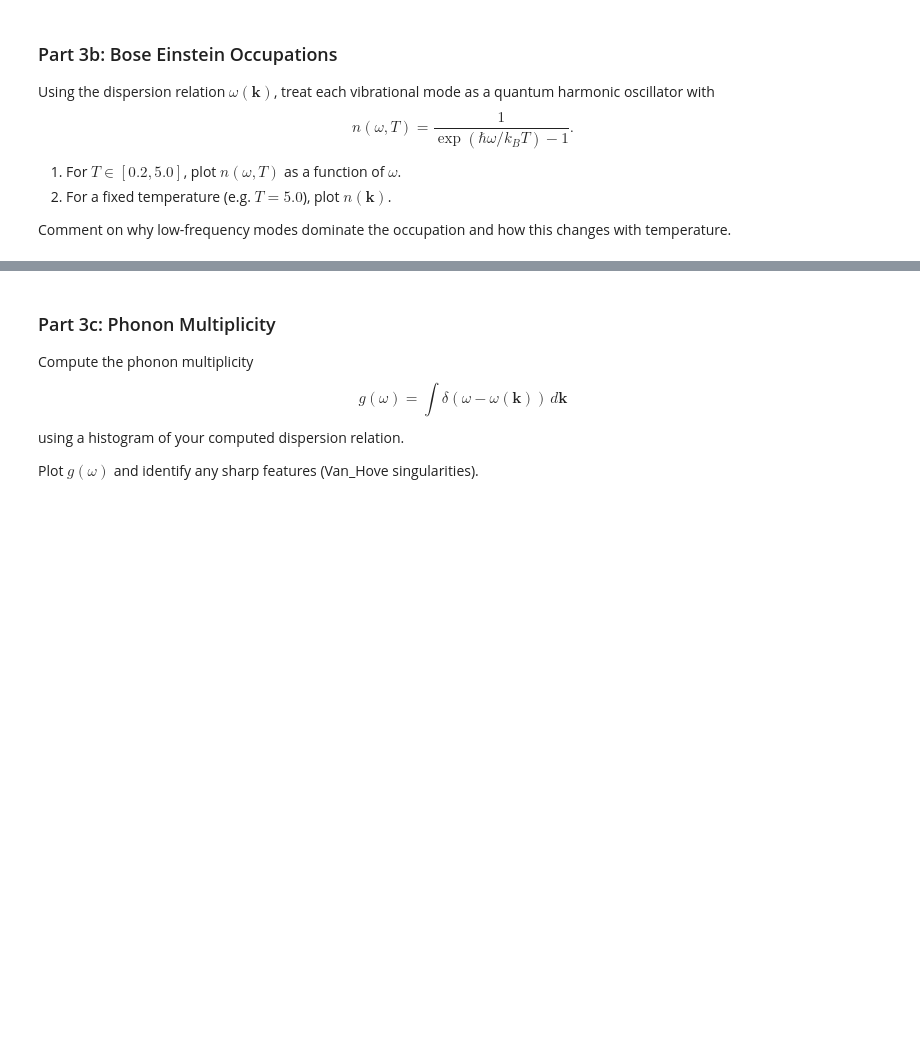
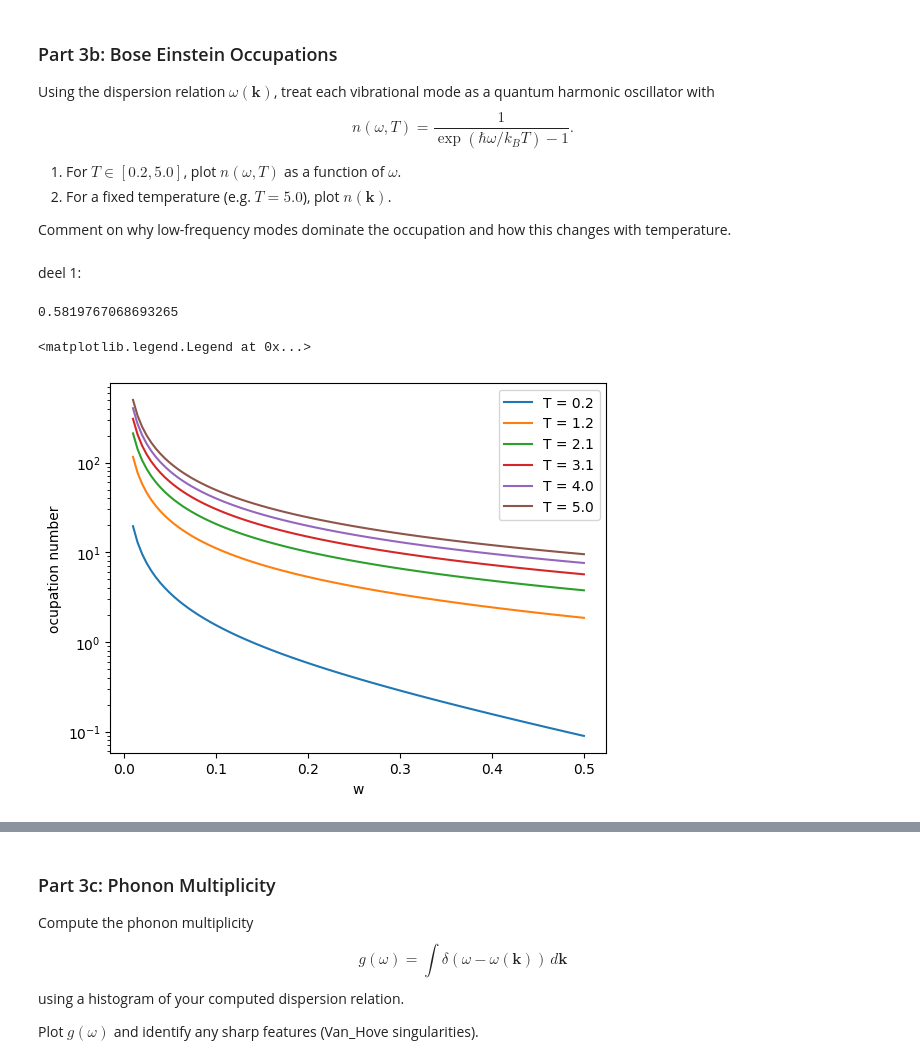
Before and after one commit to Danielle-06/Statfys-2-2026, a Jupyter notebook: 03.lattice_vibrations_nb.ipynb, the cells around one changed output, grey strips where cells are left out. Cells and saved outputs as stored; diff of their text form; code cells hidden in the pictures; blank space fills up the shorter version.

```diff
--- a/03.lattice_vibrations_nb.ipynb
+++ b/03.lattice_vibrations_nb.ipynb
@@ -170,3 +263,29 @@ $$
 2. For a fixed temperature (e.g. $T=5.0$), plot $n(\mathbf{k})$.
 
 Comment on why low-frequency modes dominate the occupation and how this changes with temperature.
+# %% [markdown]
+deel 1:
+# %%
+def ocupation(w,T):
+    a = np.e**(w/T)-1
+    return 1/a
+print(ocupation(1,1))
+# %% [output]
+0.5819767068693265
+# %%
+N = 100
+T_array = np.linspace(0.2,5,6)
+w_array = np.linspace(0.01,0.5,N)
+
+
+for i in range(0,6):
+    T = T_array[i]
+    plt.plot(w_array,ocupation(w_array,T),label="T = %.1f"%T)
+
+plt.xlabel("w")
+plt.ylabel("ocupation number")
+plt.yscale("log")
+plt.legend()
+# %% [output]
+<matplotlib.legend.Legend at 0x...>
+[figure, added]
```
Also changed, not shown: parts of 16 cells of this notebook.
